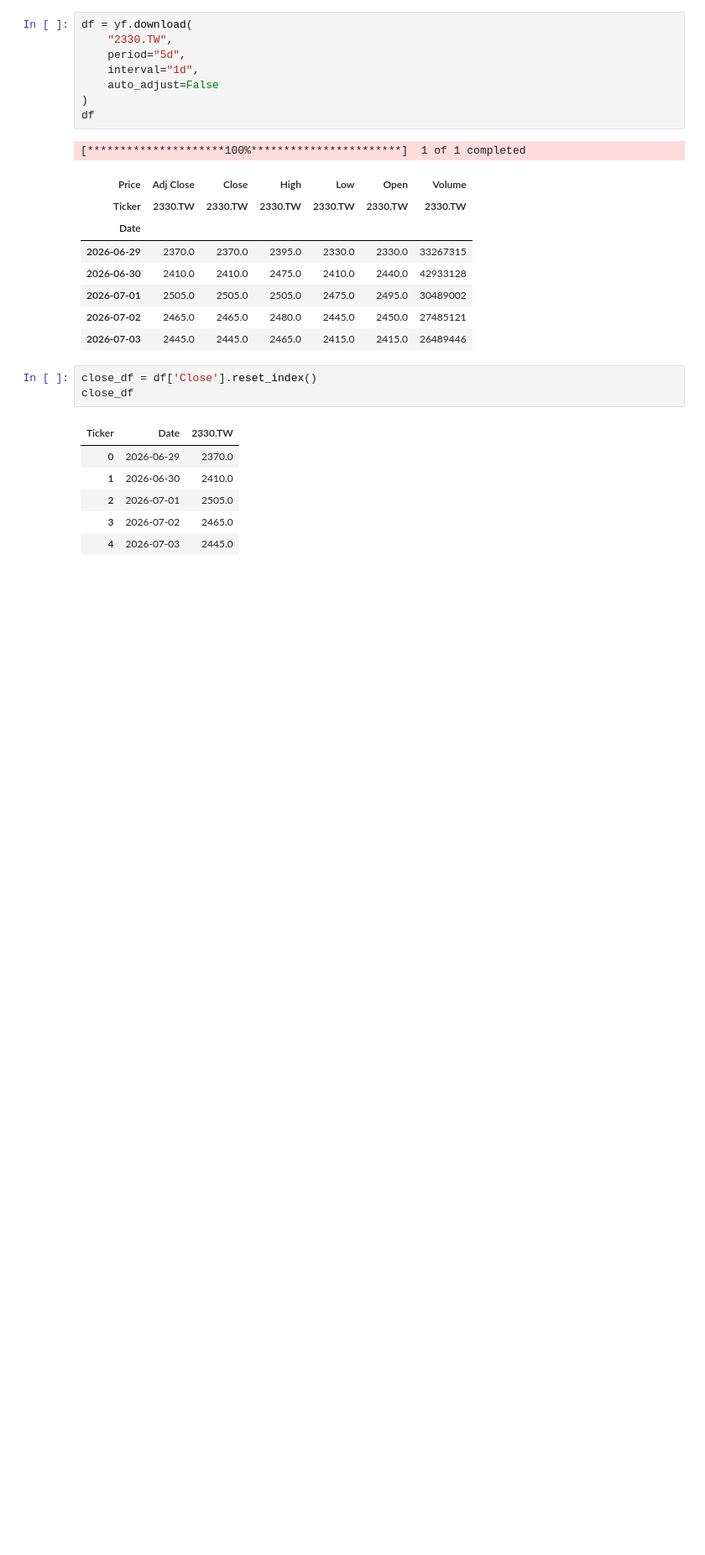
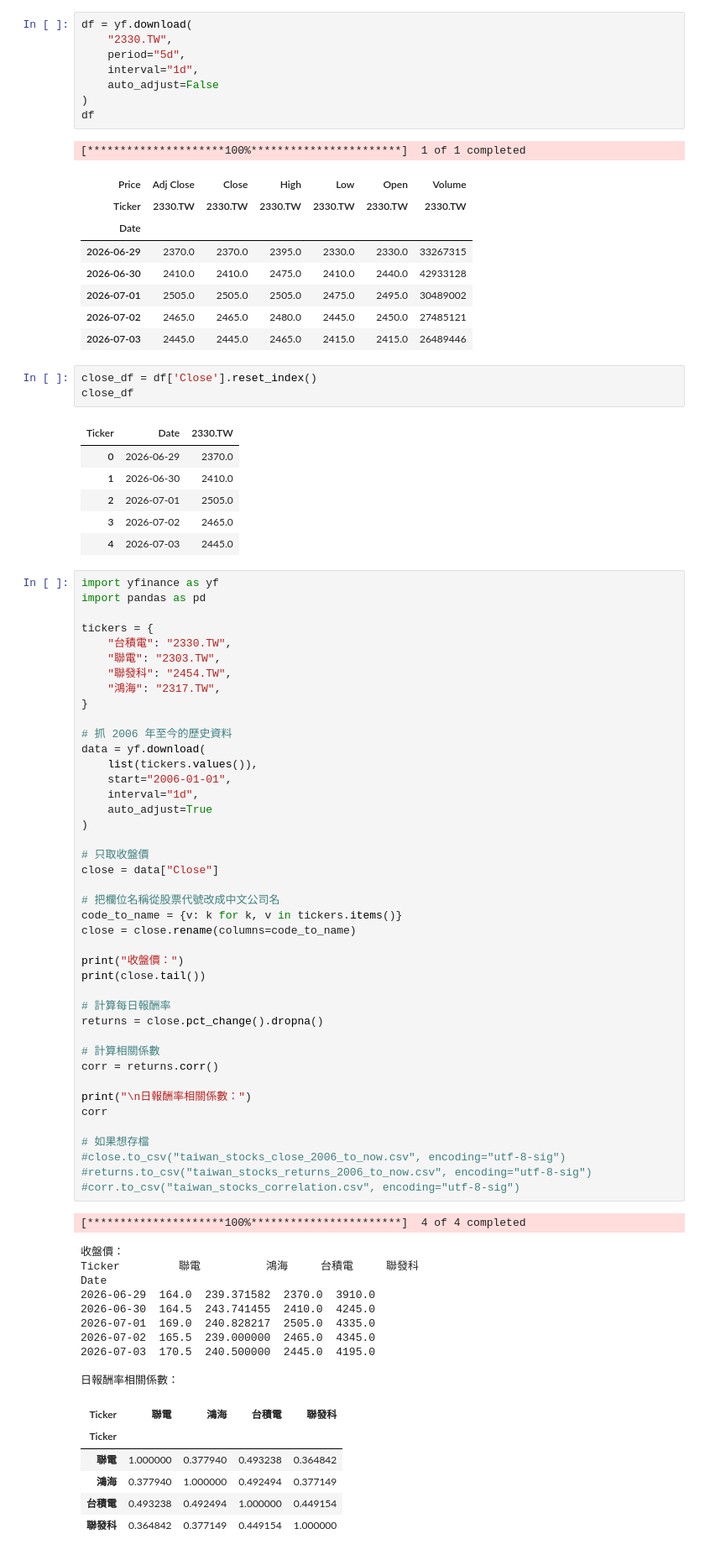
Before and after one commit to Julianne-liao/python_project, a Jupyter notebook: 07_04/practice3.ipynb, the cells around one changed output. Shown at 84% size. Cells and saved outputs as stored; diff of their text form; blank space fills up the shorter version.

```diff
--- a/07_04/practice3.ipynb
+++ b/07_04/practice3.ipynb
@@ -97,3 +97,63 @@ close_df
 | 2 | 2026-07-01 | 2505.0 |
 | 3 | 2026-07-02 | 2465.0 |
 | 4 | 2026-07-03 | 2445.0 |
+# %%
+import yfinance as yf
+import pandas as pd
+
+tickers = {
+    "台積電": "2330.TW",
+    "聯電": "2303.TW",
+    "聯發科": "2454.TW",
+    "鴻海": "2317.TW",
+}
+
+# 抓 2006 年至今的歷史資料
+data = yf.download(
+    list(tickers.values()),
+    start="2006-01-01",
+    interval="1d",
+    auto_adjust=True
+)
+
+# 只取收盤價
+close = data["Close"]
+
+# 把欄位名稱從股票代號改成中文公司名
+code_to_name = {v: k for k, v in tickers.items()}
+close = close.rename(columns=code_to_name)
+
+print("收盤價：")
+print(close.tail())
+
+# 計算每日報酬率
+returns = close.pct_change().dropna()
+
+# 計算相關係數
+corr = returns.corr()
+
+print("\n日報酬率相關係數：")
+corr
+
+# 如果想存檔
+#close.to_csv("taiwan_stocks_close_2006_to_now.csv", encoding="utf-8-sig")
+#returns.to_csv("taiwan_stocks_returns_2006_to_now.csv", encoding="utf-8-sig")
+#corr.to_csv("taiwan_stocks_correlation.csv", encoding="utf-8-sig")
+# %% [output]
+[*********************100%***********************]  4 of 4 completed
+收盤價：
+Ticker         聯電          鴻海     台積電     聯發科
+Date
+2026-06-29  164.0  239.371582  2370.0  3910.0
+2026-06-30  164.5  243.741455  2410.0  4245.0
+2026-07-01  169.0  240.828217  2505.0  4335.0
+2026-07-02  165.5  239.000000  2465.0  4345.0
+2026-07-03  170.5  240.500000  2445.0  4195.0
+
+日報酬率相關係數：
+| Ticker | 聯電 | 鴻海 | 台積電 | 聯發科 |
+| Ticker |  |  |  |  |
+| 聯電 | 1.000000 | 0.377940 | 0.493238 | 0.364842 |
+| 鴻海 | 0.377940 | 1.000000 | 0.492494 | 0.377149 |
+| 台積電 | 0.493238 | 0.492494 | 1.000000 | 0.449154 |
+| 聯發科 | 0.364842 | 0.377149 | 0.449154 | 1.000000 |
```
